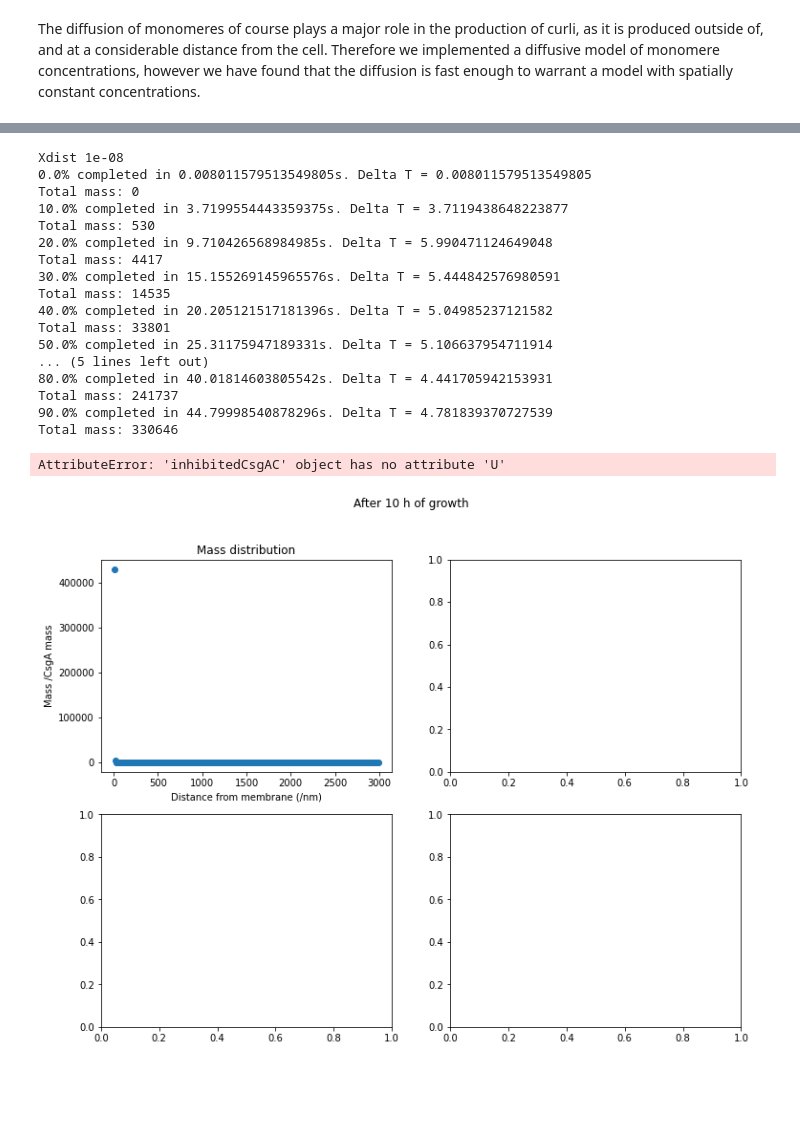
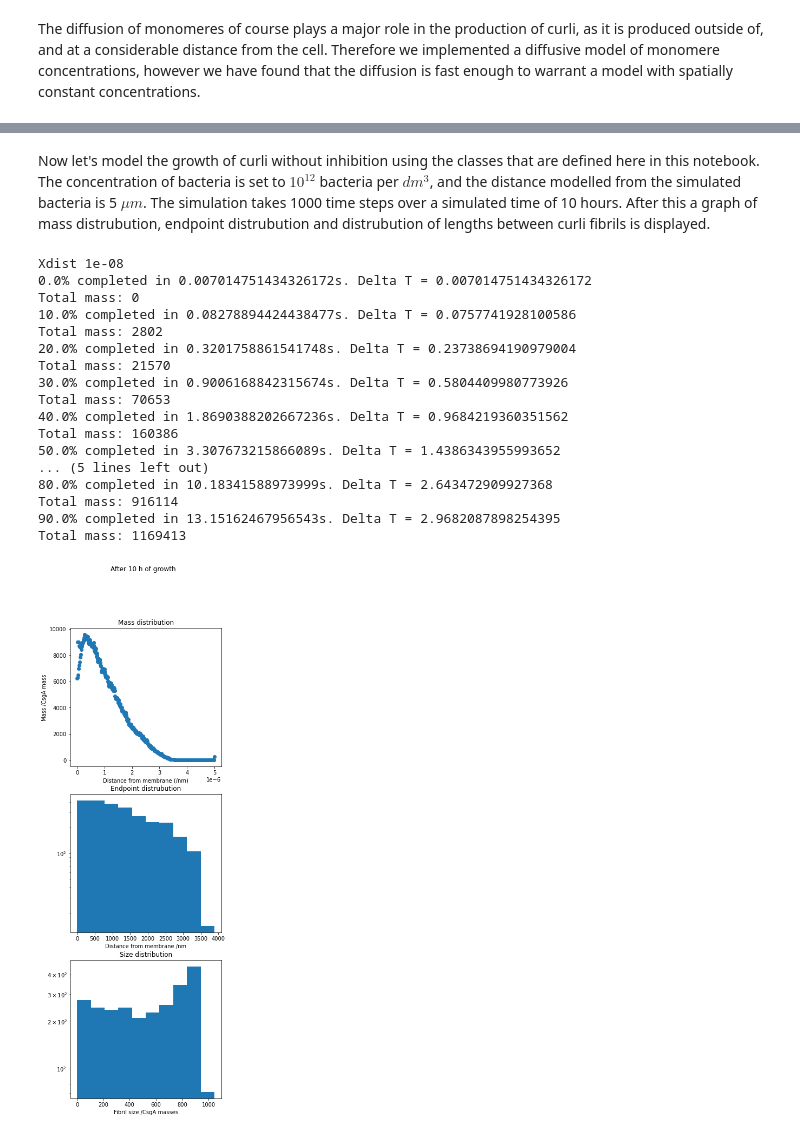
Before and after one commit to igemlund/CurliModel, a Jupyter notebook: bin/FibrilFormationModel.ipynb, the cells around one changed output, grey strips where cells are left out. Cells and saved outputs as stored; diff of their text form; code cells hidden in the pictures; blank space fills up the shorter version.

```diff
--- a/bin/FibrilFormationModel.ipynb
+++ b/bin/FibrilFormationModel.ipynb
@@ -86,13 +86,7 @@ class UniformFibrilFormation(object):
         diff = fibril.pos % self.deltax
         fi = lambda i : int(np.floor(i))
         self.totalMass += 1
-        if fi(fibril.pos / self.deltax) != fi(pos0 / self.deltax):
-            self.massProfile[fi(pos0 / self.deltax)] += (abs(fibril.pos -pos0)-diff) / abs(fibril.pos -pos0)
-            self.massProfile[fi(fibril.pos / self.deltax)] += diff / abs(fibril.pos -pos0)
-            return
-        else:
-            self.massProfile[fi(pos0 / self.deltax)] += 1
-        return
+        self.massProfile[fi(fibril.pos / self.deltax)] += 1
 
     def timeStep(self):
         for x in np.random.choice([*range(self.xsteps)], size=self.xsteps, replace=False):
@@ -173,72 +165,68 @@ Now let's model the growth of curli without inhibition using the classes that ar
+# %% [markdown]
+Now let's model the growth of curli without inhibition using the classes that are defined here in this notebook. The concentration of bacteria is set to $10^{12}$ bacteria per $dm^3$, and the distance modelled from the simulated bacteria is 5 $\mu m$. The simulation takes 1000 time steps over a simulated time of 10 hours. After this a graph of mass distrubution, endpoint distrubution and distrubution of lengths between curli fibrils is displayed.
 # %%
 import time
 import matplotlib.pyplot as plt
 
 time0 = time.time()
 time1 = time.time()
-timesteps = int(43000)
+timesteps = int(1000)
 dist = 5e-6
 xst = 500
 print(f'Xdist {dist/xst}')
-diffusion = UniformFibrilFormation(dist, xst, 6*3600/timesteps, cBacteria=1e9)
+diffusion = UniformFibrilFormation(dist, xst, 10*3600/timesteps, cBacteria=1e12)
 
 mass = []
 timel = []
 for i in range(timesteps):
     if i % (timesteps // 10) == 0:
         print("{prc}% completed in {t}s. Delta T = {dt}".format(prc = str(i / timesteps *100), t = str(time.time() - time0), dt = str(time.time() - time1)))
         print(f'Total mass: {diffusion.totalMass}')
         time1 = time.time()
     diffusion.timeStep()
     mass.append(diffusion.getMass())
     timel.append(diffusion.getTime())
 
 fibrils = []
 for i in diffusion.endpointSets:
     fibrils += i.items
 
 xstag = np.linspace(0., dist, xst + 1)
-x = (xstag[:-1] + diffusion.deltax/2) / 1e-9
+x = (xstag[:-1] + diffusion.deltax/2)
 mu = chr(956)
-x, diffusion.massProfile = x[:-200], diffusion.massProfile[:-200]
-fig, axs = plt.subplots(2,2, figsize=(12,9))
+fig, axs = plt.subplots(3, figsize=(5,16))
 fig.suptitle("After 10 h of growth")
-axs[0,0].scatter(x, diffusion.massProfile)
-axs[0,0].set_title('Mass distribution')
-axs[0,0].set_xlabel('Distance from membrane (/nm)')
-axs[0,0].set_ylabel('Mass /CsgA mass')
-axs[0,1].plot(x, diffusion.C.U[:-200,0] / 1e-6) #Ändra så den funkar.
-axs[0,1].set_title('Monomer concentration')
-axs[0,1].set_ylabel(f"Concentration /{mu}M")
-axs[0,1].set_yscale('log')
-axs[1,0].hist(list(map(lambda i : i.pos*1e9, fibrils)))
-axs[1,0].set_title('Endpoint distrubution')
-axs[1,0].set_yscale("log")
-axs[1,0].set_xlabel('Distance from membrane /nm')
-axs[1,1].hist(list(map(lambda i : i.size, fibrils)))
-axs[1,1].set_title('Size distribution')
-axs[1,1].set_yscale("log")
-axs[1,1].set_xlabel('Fibril size /CsgA masses')
+axs[0].scatter(x, diffusion.massProfile)
+axs[0].set_title('Mass distribution')
+axs[0].set_xlabel('Distance from membrane (/nm)')
+axs[0].set_ylabel('Mass /CsgA mass')
+axs[1].hist(list(map(lambda i : i.pos*1e9, fibrils)))
+axs[1].set_title('Endpoint distrubution')
+axs[1].set_yscale("log")
+axs[1].set_xlabel('Distance from membrane /nm')
+axs[2].hist(list(map(lambda i : i.size, fibrils)))
+axs[2].set_title('Size distribution')
+axs[2].set_yscale("log")
+axs[2].set_xlabel('Fibril size /CsgA masses')
 
 curliutil.checkMakeDir('../figures/')
-plt.savefig("../figures/Curli_After_10h_spherical.png")
+plt.savefig("../figures/Curli_After_1h_spherical.png")
 # %% [output]
 Xdist 1e-08
-0.0% completed in 0.008011579513549805s. Delta T = 0.008011579513549805
+0.0% completed in 0.007014751434326172s. Delta T = 0.007014751434326172
 Total mass: 0
-10.0% completed in 3.7199554443359375s. Delta T = 3.7119438648223877
-Total mass: 530
-20.0% completed in 9.710426568984985s. Delta T = 5.990471124649048
-Total mass: 4417
-30.0% completed in 15.155269145965576s. Delta T = 5.444842576980591
-Total mass: 14535
-40.0% completed in 20.205121517181396s. Delta T = 5.04985237121582
-Total mass: 33801
-50.0% completed in 25.31175947189331s. Delta T = 5.106637954711914
+10.0% completed in 0.08278894424438477s. Delta T = 0.0757741928100586
+Total mass: 2802
+20.0% completed in 0.3201758861541748s. Delta T = 0.23738694190979004
+Total mass: 21570
+30.0% completed in 0.9006168842315674s. Delta T = 0.5804409980773926
+Total mass: 70653
+40.0% completed in 1.8690388202667236s. Delta T = 0.9684219360351562
+Total mass: 160386
+50.0% completed in 3.307673215866089s. Delta T = 1.4386343955993652
 ... (5 lines left out)
-80.0% completed in 40.01814603805542s. Delta T = 4.441705942153931
-Total mass: 241737
-90.0% completed in 44.79998540878296s. Delta T = 4.781839370727539
-Total mass: 330646
+80.0% completed in 10.18341588973999s. Delta T = 2.643472909927368
+Total mass: 916114
+90.0% completed in 13.15162467956543s. Delta T = 2.9682087898254395
+Total mass: 1169413
-AttributeError: 'inhibitedCsgAC' object has no attribute 'U'
-[figure, old version]
+[figure, new version]
```
Also changed, not shown: parts of 3 cells of this notebook.
